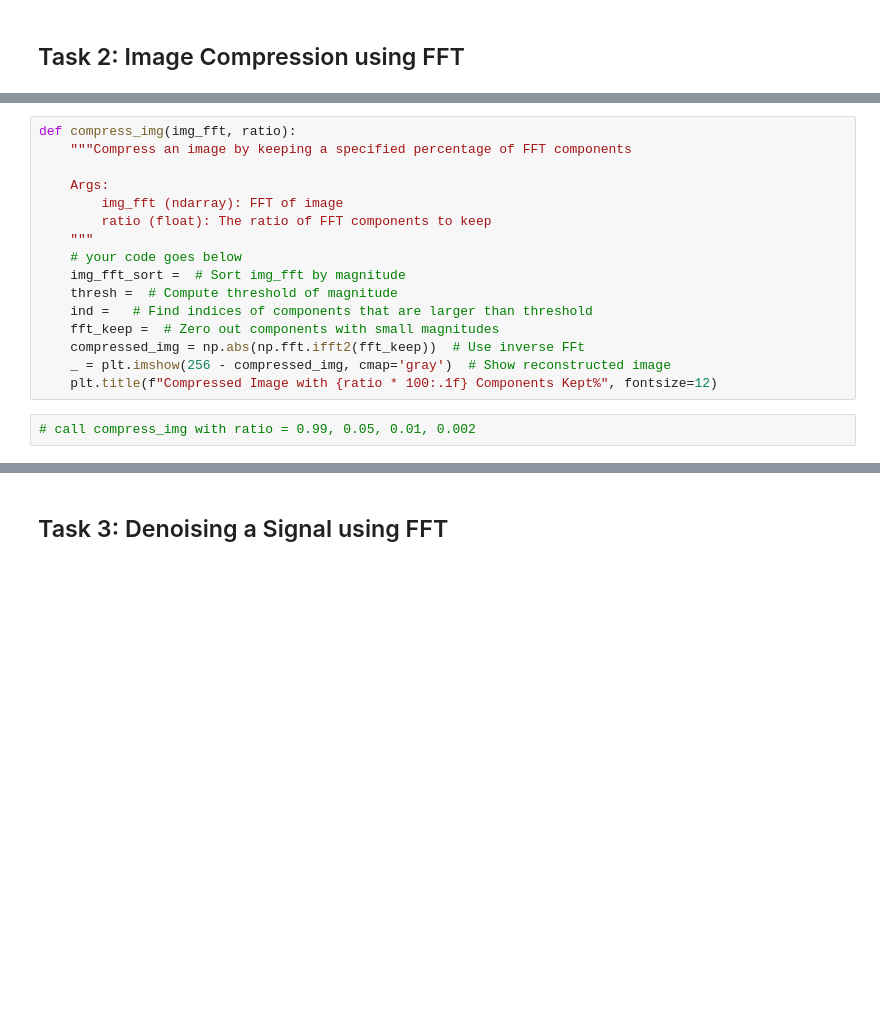
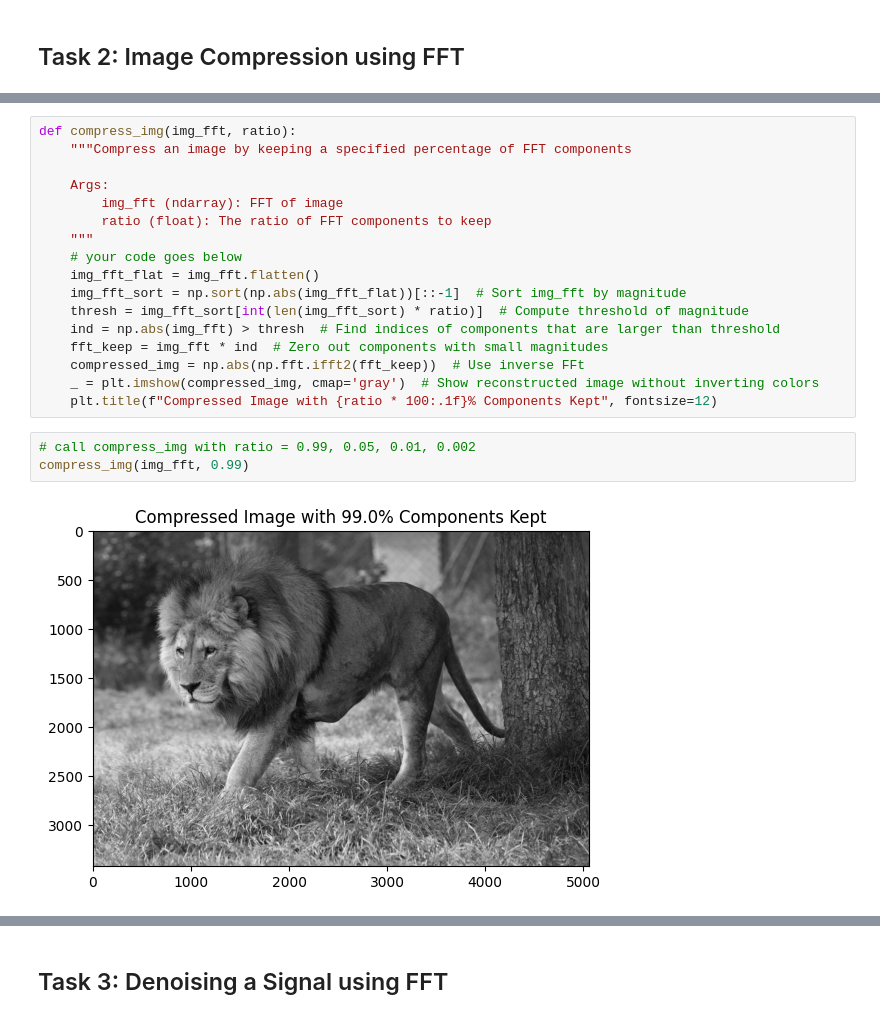
Before and after one commit to wmhst7/TECHIN513, a Jupyter notebook: lab 3.ipynb, the cells around one changed output, grey strips where cells are left out. Drawn from its saved outputs; the diff is of its cells as text; blank space fills up the shorter version.

```diff
--- a/lab 3.ipynb
+++ b/lab 3.ipynb
@@ -131,12 +143,16 @@ def compress_img(img_fft, ratio):
         ratio (float): The ratio of FFT components to keep
     """
     # your code goes below
-    img_fft_sort =  # Sort img_fft by magnitude
-    thresh =  # Compute threshold of magnitude
-    ind =   # Find indices of components that are larger than threshold
-    fft_keep =  # Zero out components with small magnitudes
+    img_fft_flat = img_fft.flatten()
+    img_fft_sort = np.sort(np.abs(img_fft_flat))[::-1]  # Sort img_fft by magnitude
+    thresh = img_fft_sort[int(len(img_fft_sort) * ratio)]  # Compute threshold of magnitude
+    ind = np.abs(img_fft) > thresh  # Find indices of components that are larger than threshold
+    fft_keep = img_fft * ind  # Zero out components with small magnitudes
     compressed_img = np.abs(np.fft.ifft2(fft_keep))  # Use inverse FFt
-    _ = plt.imshow(256 - compressed_img, cmap='gray')  # Show reconstructed image
-    plt.title(f"Compressed Image with {ratio * 100:.1f} Components Kept%", fontsize=12)
+    _ = plt.imshow(compressed_img, cmap='gray')  # Show reconstructed image without inverting colors
+    plt.title(f"Compressed Image with {ratio * 100:.1f}% Components Kept", fontsize=12)
 # %%
 # call compress_img with ratio = 0.99, 0.05, 0.01, 0.002
+compress_img(img_fft, 0.99)
+# %% [output]
+[figure, added]
```
Also changed, not shown: parts of 17 cells of this notebook, 1 other file.
